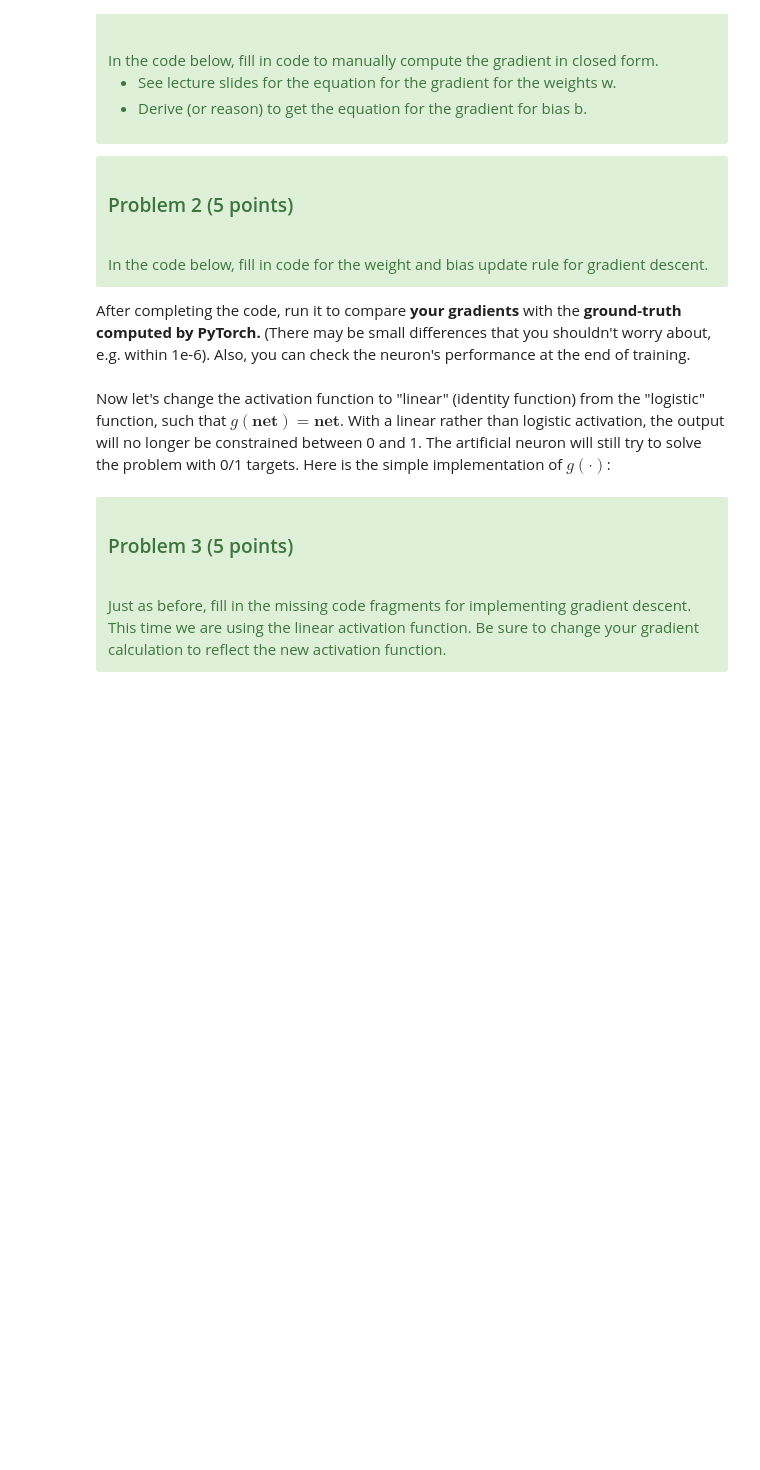
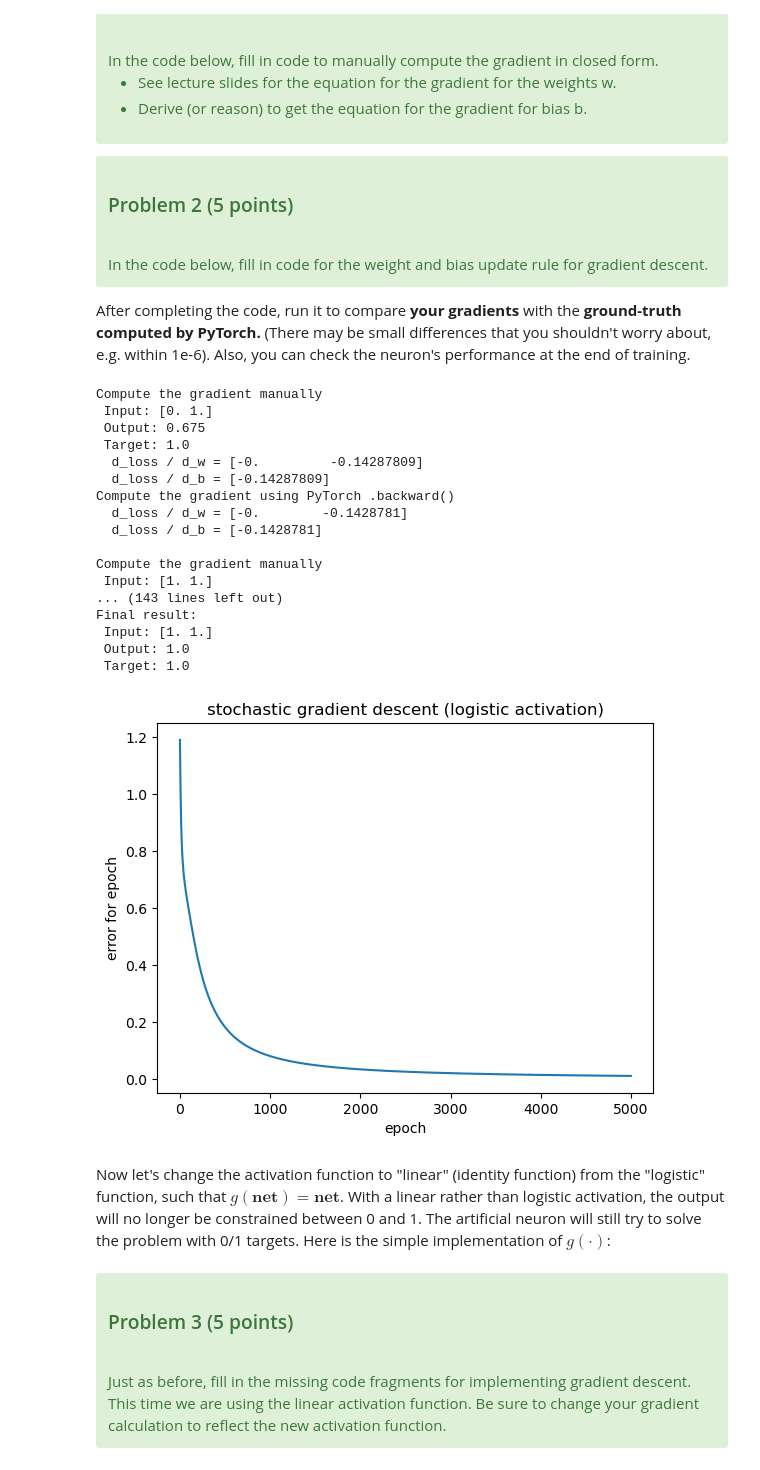
Before and after one commit to rae-lzr/1016_hw1, a Jupyter notebook: Homework-NeuralNet-B.ipynb, the cells around one changed output. Cells and saved outputs as stored; diff of their text form; code cells hidden in the pictures; blank space fills up the shorter version.

```diff
--- a/Homework-NeuralNet-B.ipynb
+++ b/Homework-NeuralNet-B.ipynb
@@ -162,11 +172,11 @@ for e in range(nepochs):  # for each epoch
         with torch.no_grad():
             # TODO : YOUR GRADIENT CODE GOES HERE
             #  two lines of the form
-            #    w_grad = ...    ([size 2] PyTorch tensor)
-            #    b_grad = ...    ([size 1] PyTorch tensor)
+            w_grad = 2 * (yhat - y) * yhat * (1 - yhat) * x_pat   # ([size 2] PyTorch tensor)
+            b_grad = 2 * (yhat - y) * yhat * (1 - yhat)    # ([size 1] PyTorch tensor)
             #  make sure to inclose your code in the "with torch.no_grad()" wrapper,
             #   otherwise PyTorch will try to track the "gradient" of the gradient computation, which we don't want.
-            raise Exception("Replace with your code.")
+            # raise Exception("Replace with your code.")
         if verbose:
             print_grad(w_grad.numpy(), b_grad.numpy())
 
@@ -182,36 +192,55 @@ for e in range(nepochs):  # for each epoch
 
         # Parameter update with gradient descent
         with torch.no_grad():
             # TODO : YOUR PARAMETER UPDATE CODE GOES HERE
             #  two lines of the form:
-            #    w -=   ....
-            #    b -=   ....
-            raise Exception("Replace with your code.")
+            w -=   alpha * w_grad
+            b -=   alpha * b_grad
+            # raise Exception("Replace with your code.")
 
     if verbose == True:
         verbose = False
     track_error.append(error_epoch)
     if e % 50 == 0:
         print("epoch " + str(e) + "; error=" + str(round(error_epoch, 3)))
 
 # print a final pass through patterns
 for p in range(X.shape[0]):
     x_pat = X[p]
     net = torch.dot(x_pat, w) + b
     yhat = g_logistic(net)
     y = Y_or[p]
     print("Final result:")
     print_forward(x_pat, yhat, y)
     print("")
 
 # track output of gradient descent
 plt.figure()
 plt.clf()
 plt.plot(track_error)
 plt.title("stochastic gradient descent (logistic activation)")
 plt.ylabel("error for epoch")
 plt.xlabel("epoch")
 plt.show()
+# %% [output]
+Compute the gradient manually
+ Input: [0. 1.]
+ Output: 0.675
+ Target: 1.0
+  d_loss / d_w = [-0.         -0.14287809]
+  d_loss / d_b = [-0.14287809]
+Compute the gradient using PyTorch .backward()
+  d_loss / d_w = [-0.        -0.1428781]
+  d_loss / d_b = [-0.1428781]
+
+Compute the gradient manually
+ Input: [1. 1.]
+... (143 lines left out)
+Final result:
+ Input: [1. 1.]
+ Output: 1.0
+ Target: 1.0
+[figure, added]
 # %% [markdown]
 Now let's change the activation function to "linear" (identity function) from
 the "logistic" function, such that $g(\textbf{net}) = \textbf{net}$. With a
```
Also changed, not shown: parts of 12 cells of this notebook, 1 other file.
